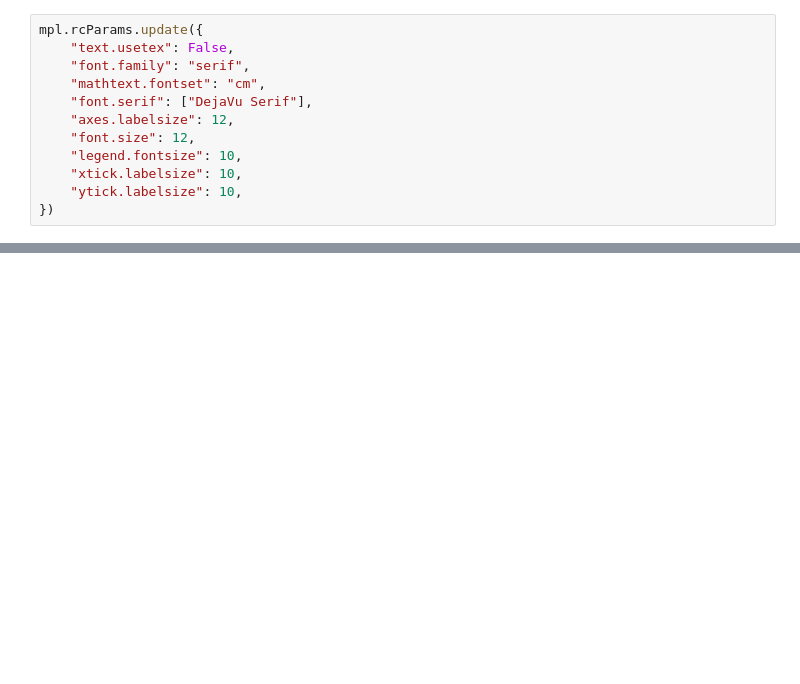
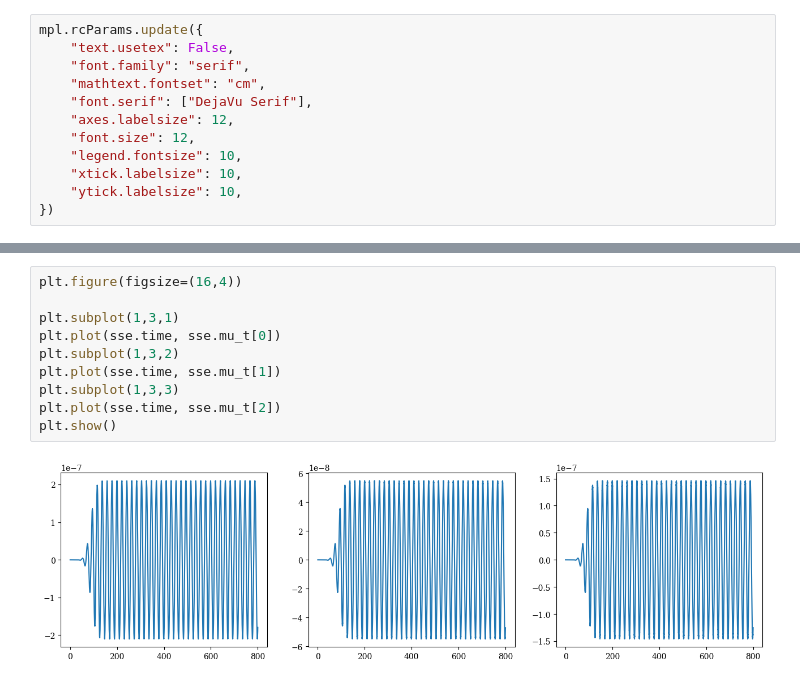
Before and after one commit to Spoksonat/pysse, a Jupyter notebook: notebooks/SSE_third_test.ipynb, the cells around one changed output, grey strips where cells are left out. Saved outputs shown, nothing was run; the diff lists cells and outputs as text; blank space fills up the shorter version.

```diff
--- a/notebooks/SSE_third_test.ipynb
+++ b/notebooks/SSE_third_test.ipynb
@@ -126,0 +139,12 @@ plt.show()
+# %%
+plt.figure(figsize=(16,4))
+
+plt.subplot(1,3,1)
+plt.plot(sse.time, sse.mu_t[0])
+plt.subplot(1,3,2)
+plt.plot(sse.time, sse.mu_t[1])
+plt.subplot(1,3,3)
+plt.plot(sse.time, sse.mu_t[2])
+plt.show()
+# %% [output]
+[figure, added]
```
Also changed, not shown: parts of 15 cells of this notebook, 12 other files.
